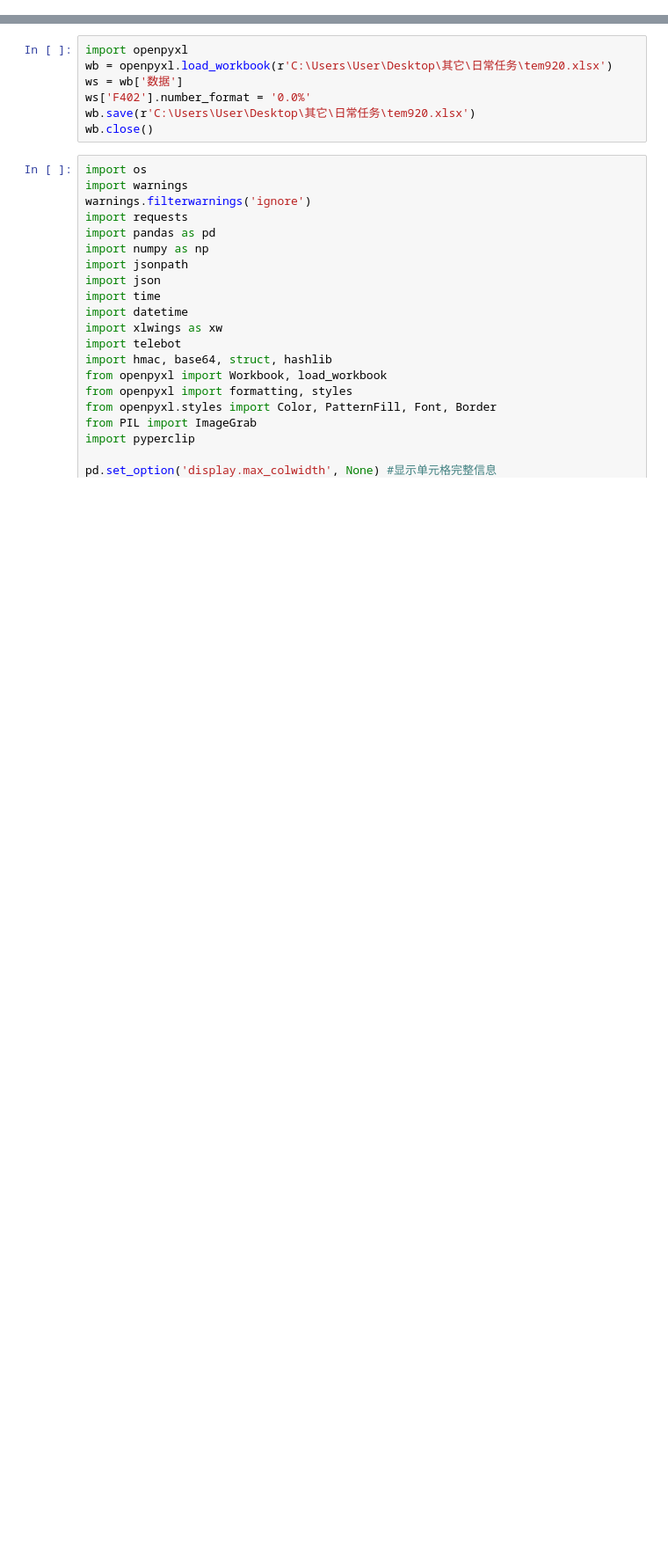
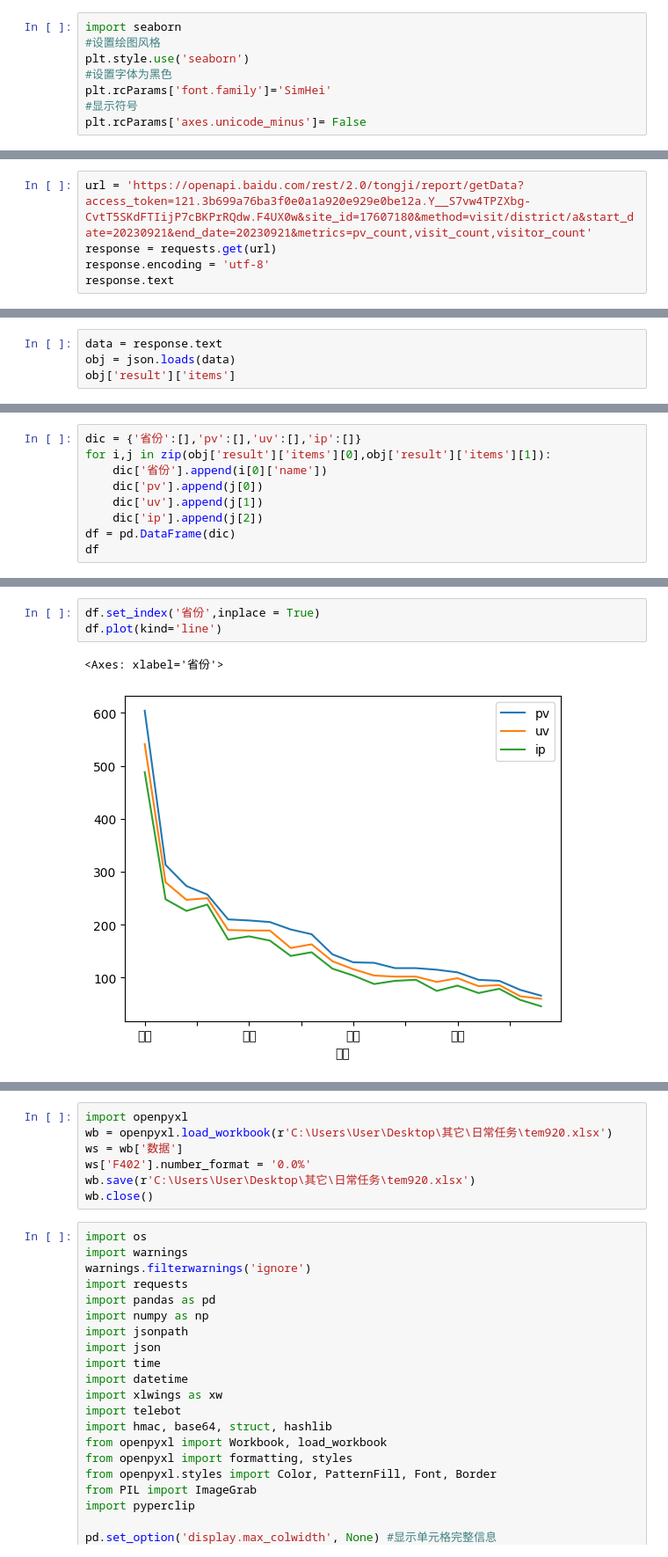
Before and after one commit to Marquis0065/project202308285, a Jupyter notebook: Bsport/TEST_/test1.ipynb, the cells around one changed output, grey strips where cells are left out. Shown at 88% size. Cells and saved outputs as stored; diff of their text form; blank space fills up the shorter version.

```diff
--- a/Bsport/TEST_/test1.ipynb
+++ b/Bsport/TEST_/test1.ipynb
@@ -0,0 +985,8 @@
+# %%
+import seaborn
+#设置绘图风格
+plt.style.use('seaborn')
+#设置字体为黑色
+plt.rcParams['font.family']='SimHei'
+#显示符号
+plt.rcParams['axes.unicode_minus']= False
@@ -0,0 +995,5 @@
+# %%
+url = 'https://openapi.baidu.com/rest/2.0/tongji/report/getData?access_token=121.3b699a76ba3f0e0a1a920e929e0be12a.Y__S7vw4TPZXbg-CvtT5SKdFTIijP7cBKPrRQdw.F4UX0w&site_id=17607180&method=visit/district/a&start_date=20230921&end_date=20230921&metrics=pv_count,visit_count,visitor_count'
+response = requests.get(url)
+response.encoding = 'utf-8'
+response.text
@@ -0,0 +1002,4 @@
+# %%
+data = response.text
+obj = json.loads(data)
+obj['result']['items']
@@ -0,0 +1070,9 @@
+# %%
+dic = {'省份':[],'pv':[],'uv':[],'ip':[]}
+for i,j in zip(obj['result']['items'][0],obj['result']['items'][1]):
+    dic['省份'].append(i[0]['name'])
+    dic['pv'].append(j[0])
+    dic['uv'].append(j[1])
+    dic['ip'].append(j[2])
+df = pd.DataFrame(dic)
+df
@@ -0,0 +1097,6 @@
+# %%
+df.set_index('省份',inplace = True)
+df.plot(kind='line')
+# %% [output]
+<Axes: xlabel='省份'>
+[figure, added]
```
Also changed, not shown: parts of 37 cells of this notebook, 11 other files.
